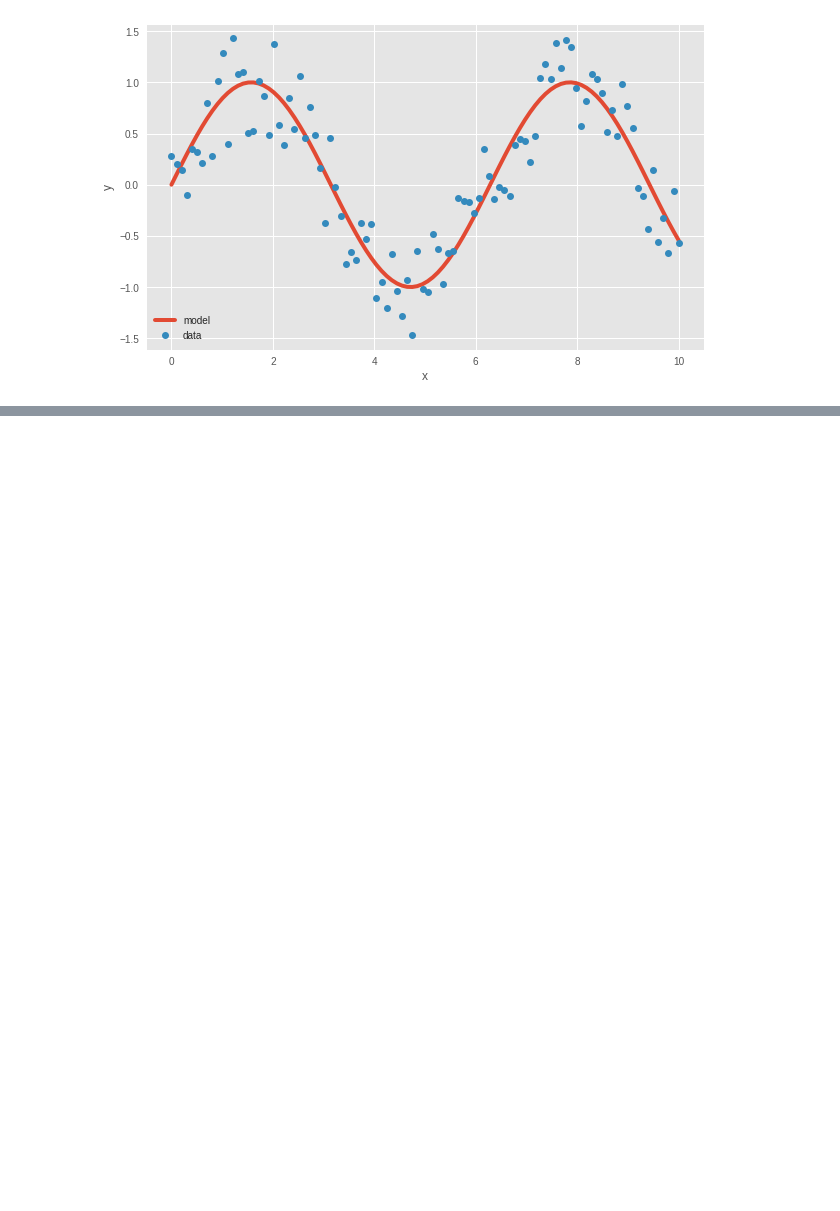
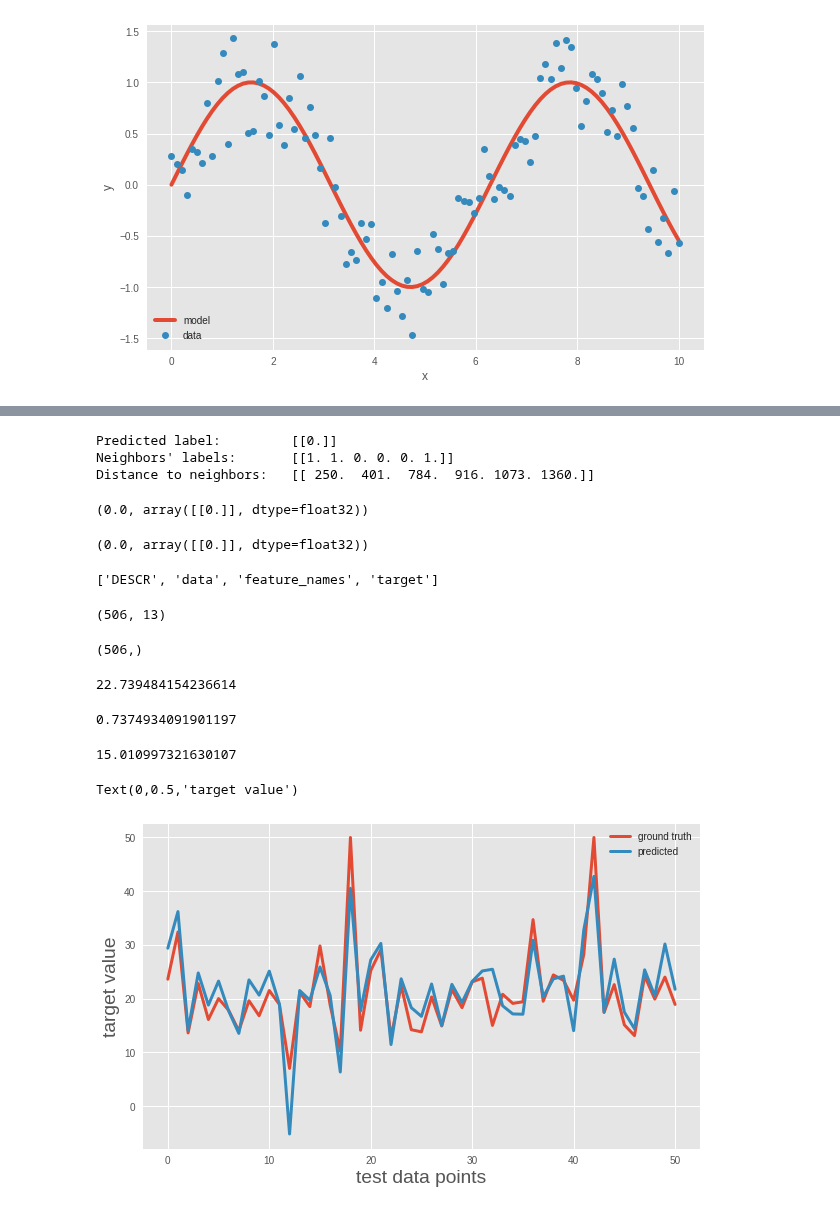
Before and after one commit to kintarou/django-starter, a Jupyter notebook: opencv_machine_learning.ipynb, the cells around one changed output, grey strips where cells are left out. Cells and saved outputs as stored; diff of their text form; code cells hidden in the pictures; blank space fills up the shorter version.

```diff
--- a/opencv_machine_learning.ipynb
+++ b/opencv_machine_learning.ipynb
@@ -148,0 +264,76 @@ plt.legend(loc='lower left')
+# %%
+ret, results, neighbors, dist = knn.findNearest(newcomer, 6)
+print("Predicted label:\t", results)
+print("Neighbors' labels:\t", neighbors)
+print("Distance to neighbors:\t", dist)
+# %% [output]
+Predicted label:         [[0.]]
+Neighbors' labels:       [[1. 1. 0. 0. 0. 1.]]
+Distance to neighbors:   [[ 250.  401.  784.  916. 1073. 1360.]]
+# %%
+knn.setDefaultK(7)
+knn.predict(newcomer)
+# %% [output]
+(0.0, array([[0.]], dtype=float32))
+# %%
+knn.setDefaultK(6)
+knn.predict(newcomer)
+# %% [output]
+(0.0, array([[0.]], dtype=float32))
+# %%
+import numpy as np
+import cv2
+
+from sklearn import datasets
+from sklearn import metrics
+from sklearn import model_selection
+from sklearn import linear_model
+
+%matplotlib inline
+import matplotlib.pyplot as plt
+plt.style.use('ggplot')
+plt.rcParams.update({'font.size': 16})
+
+boston = datasets.load_boston()
+dir(boston)
+# %% [output]
+['DESCR', 'data', 'feature_names', 'target']
+# %%
+boston.data.shape
+# %% [output]
+(506, 13)
+# %%
+boston.target.shape
+# %% [output]
+(506,)
+# %%
+
+linreg = linear_model.LinearRegression()
+X_train, X_test, y_train, y_test = model_selection.train_test_split(
+    boston.data, boston.target, test_size=0.1, random_state=42
+)
+linreg.fit(X_train, y_train)
+
+metrics.mean_squared_error(y_train, linreg.predict(X_train))
+# %% [output]
+22.739484154236614
+# %%
+linreg.score(X_train, y_train)
+# %% [output]
+0.7374934091901197
+# %%
+y_pred = linreg.predict(X_test)
+metrics.mean_squared_error(y_test, y_pred)
+# %% [output]
+15.010997321630107
+# %%
+
+plt.figure(figsize=(10, 6))
+plt.plot(y_test, linewidth=3, label='ground truth')
+plt.plot(y_pred, linewidth=3, label='predicted')
+plt.legend(loc='best')
+plt.xlabel('test data points')
+plt.ylabel('target value')
+# %% [output]
+Text(0,0.5,'target value')
+[figure, added]
```
Also changed, not shown: parts of 16 cells of this notebook.
